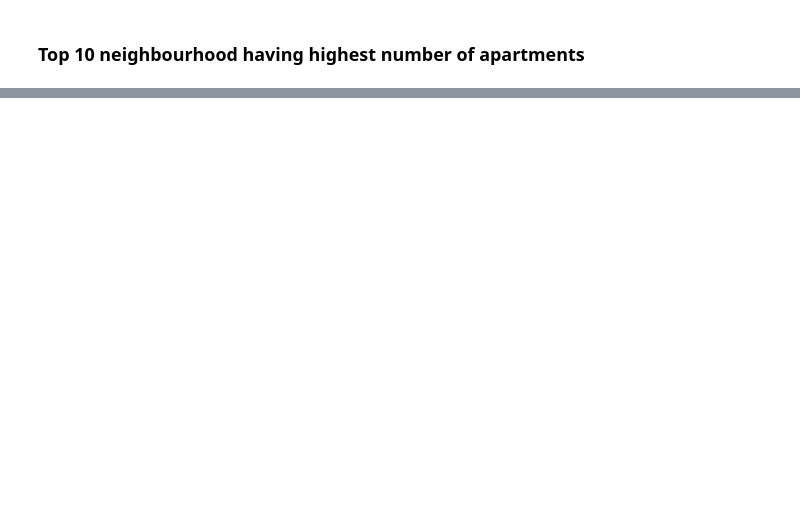
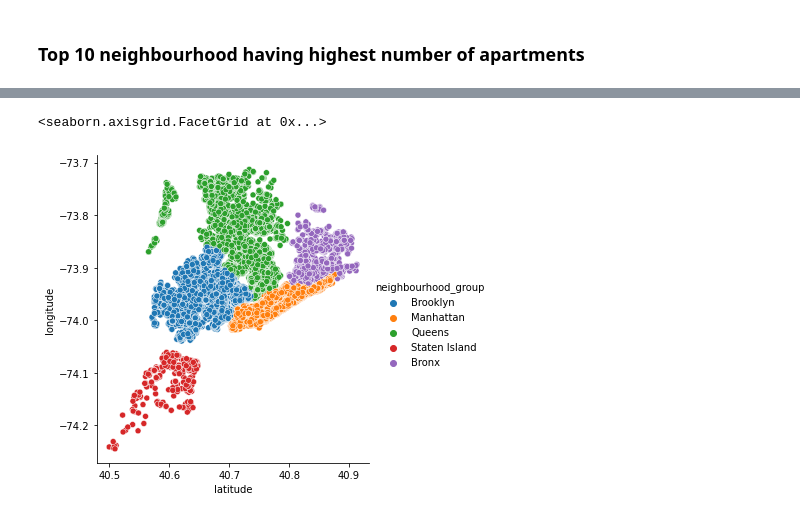
Before and after one commit to iam-ajitkumartoppo/airbnb-booking-analysis, a Jupyter notebook: Airbnb.ipynb, the cells around one changed output, grey strips where cells are left out. Saved outputs shown, nothing was run; the diff lists cells and outputs as text; code cells hidden in the pictures; blank space fills up the shorter version.

```diff
--- a/Airbnb.ipynb
+++ b/Airbnb.ipynb
@@ -225,0 +327,5 @@ Name: number_of_reviews, dtype: int64
+# %%
+sns.relplot(x='latitude',y='longitude',data=airbnb_df,hue ='neighbourhood_group')
+# %% [output]
+<seaborn.axisgrid.FacetGrid at 0x...>
+[figure, added]
```
Also changed, not shown: parts of 29 cells of this notebook.
